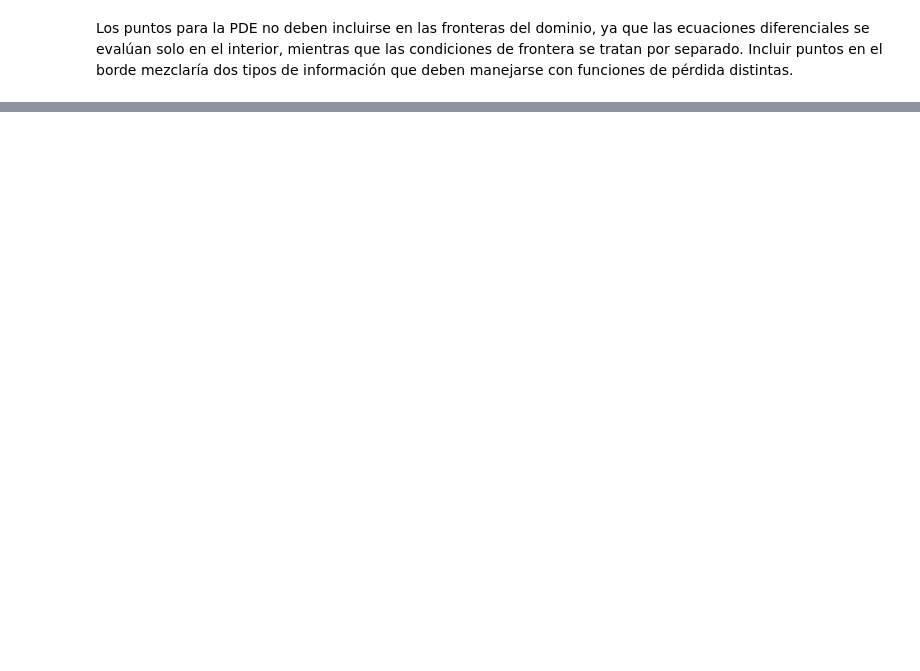
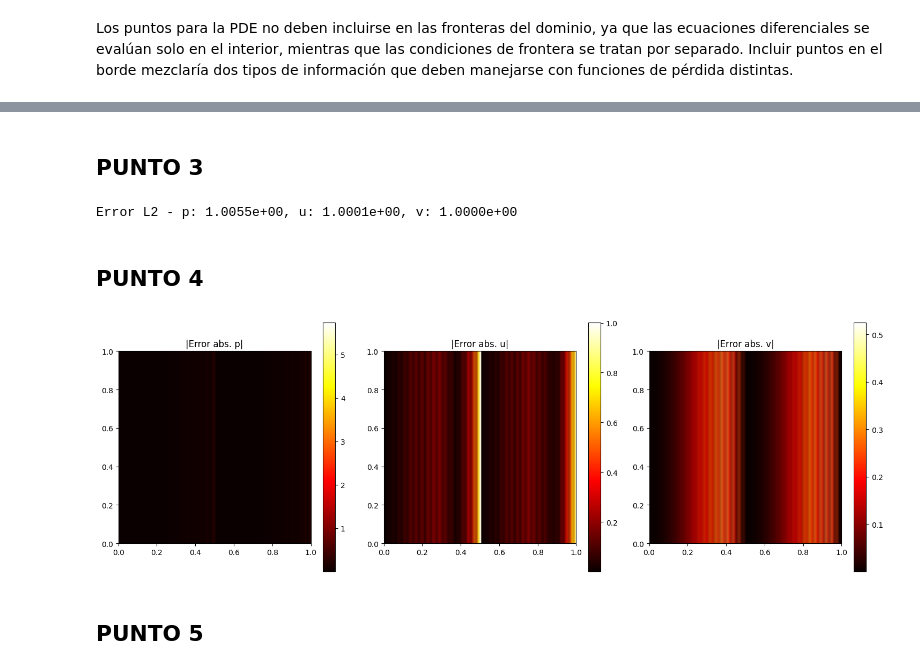
Before and after one commit to jonathancagua/IA-PINN, a Jupyter notebook: TP1.ipynb, the cells around one changed output, grey strips where cells are left out. Saved outputs shown, nothing was run; the diff lists cells and outputs as text; code cells hidden in the pictures; blank space fills up the shorter version.

```diff
--- a/TP1.ipynb
+++ b/TP1.ipynb
@@ -160,0 +326,40 @@ Los puntos para la PDE no deben incluirse en las fronteras del dominio, ya que l
+# %% [markdown]
+## PUNTO 3
+# %%
+X, Y = np.meshgrid(x_vals, y_vals)
+xy_eval = np.stack([X.flatten(), Y.flatten()], axis=-1)
+xy_eval_tensor = torch.tensor(xy_eval, dtype=torch.float32).to(device)
+
+# Predicciones del modelo
+with torch.no_grad():
+    pred = model(xy_eval_tensor).cpu().numpy()
+
+pred_p = pred[:, 0].reshape(p.shape)
+pred_u = pred[:, 1].reshape(u.shape)
+pred_v = pred[:, 2].reshape(v.shape)
+
+# Norma 2 del error
+err_p = np.linalg.norm(pred_p - p) / np.linalg.norm(p)
+err_u = np.linalg.norm(pred_u - u) / np.linalg.norm(u)
+err_v = np.linalg.norm(pred_v - v) / np.linalg.norm(v)
+
+print(f"Error L2 - p: {err_p:.4e}, u: {err_u:.4e}, v: {err_v:.4e}")
+# %% [output]
+Error L2 - p: 1.0055e+00, u: 1.0001e+00, v: 1.0000e+00
+# %% [markdown]
+## PUNTO 4
+# %%
+fig, axs = plt.subplots(1, 3, figsize=(15, 5))
+
+for i, (var_name, pred, true) in enumerate(zip(['p', 'u', 'v'], [pred_p, pred_u, pred_v], [p, u, v])):
+    error_abs = np.abs(pred - true)
+    im = axs[i].imshow(error_abs, cmap='hot', extent=[0,1,0,1], origin='lower')
+    axs[i].set_title(f'|Error abs. {var_name}|')
+    fig.colorbar(im, ax=axs[i])
+
+plt.tight_layout()
+plt.show()
+# %% [output]
+[figure, added]
+# %% [markdown]
+## PUNTO 5
```
Also changed, not shown: parts of 4 cells of this notebook.
